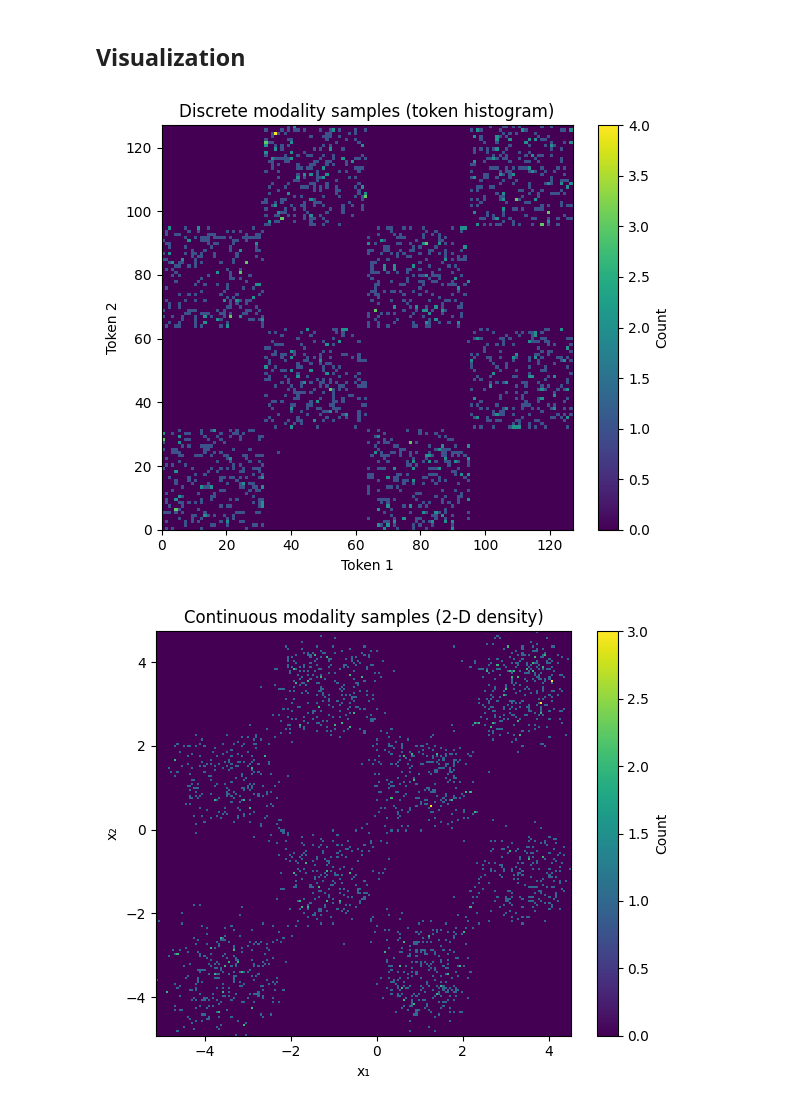
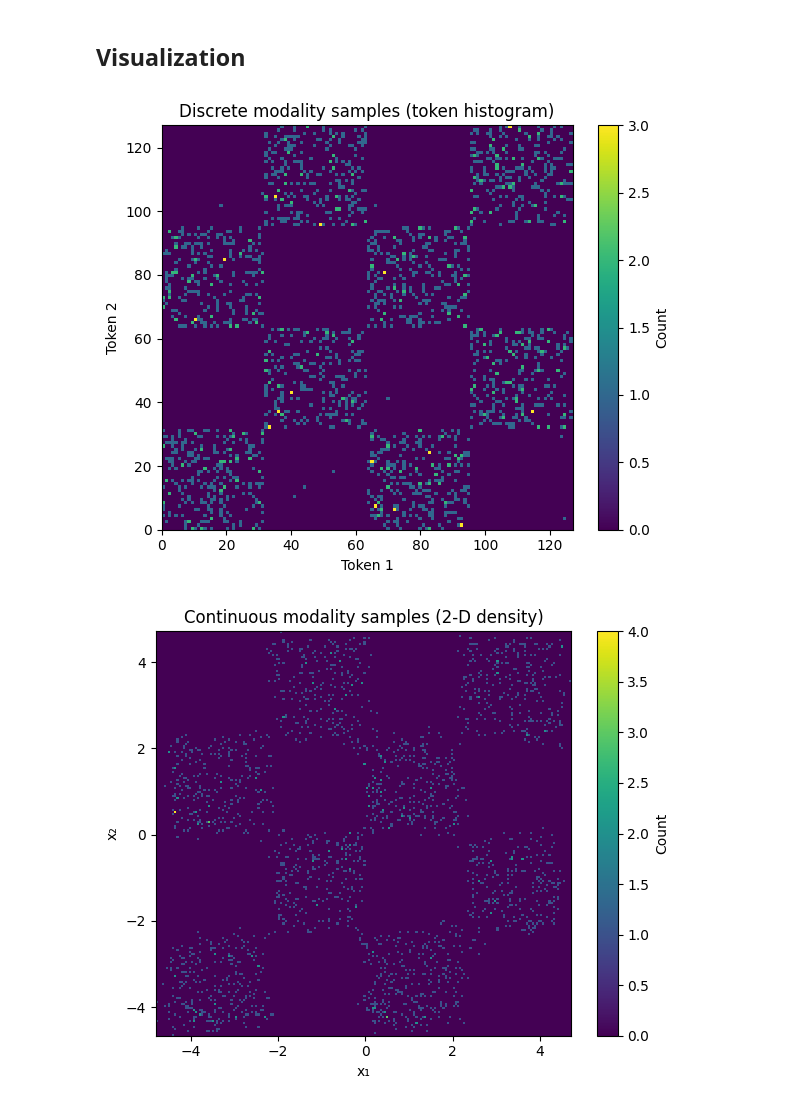
Before and after one commit to facebookresearch/flow_matching, a Jupyter notebook: examples/2d_multimodal_flow_matching.ipynb, the cells around one changed output. Drawn from its saved outputs; the diff is of its cells as text; code cells hidden in the pictures.

Commit message:
Finish updating example for multimodal model

```diff
--- a/examples/2d_multimodal_flow_matching.ipynb
+++ b/examples/2d_multimodal_flow_matching.ipynb
@@ -283,7 +318,7 @@ modalities = {
 # %% [markdown]
 ## Instantiate the multimodal Flow model
 # %%
-flow = Flow(modalities=modalities)
+flow = Flow(model=model, modalities=modalities)
 
 # Optimizer (optimises both modality models)
 optimizer = torch.optim.Adam(flow.parameters(), lr=1e-3)
@@ -291,8 +326,8 @@ optimizer = torch.optim.Adam(flow.parameters(), lr=1e-3)
 ## Training loop
 # %%
 lr = 1e-3
-batch_size = 1024 # adjust as needed to fit in memory
-iterations = 12001
+batch_size = 2048
+iterations = 30001
 print_every = 3000
 epsilon = 1e-3
 
@@ -324,14 +359,14 @@ for i in range(iterations):
     disc_path_sample = discrete_path.sample(t=t, x_0=x0_disc, x_1=x1_disc)
     cont_path_sample = continuous_path.sample(t=t, x_0=x0_cont, x_1=x1_cont)
 
-    # ---- Build the inputs dict expected by Flow.training_loss -----------
-    inputs = {
-        "discrete": (x1_disc, disc_path_sample.x_t, None),  # dx_t is None for discrete
-        "continuous": (x1_cont, cont_path_sample.x_t, cont_path_sample.dx_t),
-    }
+    # ---- Build the inputs expected by Flow.training_loss -----------
+    x_1 = [x1_disc, x1_cont]
+    x_t = [disc_path_sample.x_t, cont_path_sample.x_t]
+    dx_t = [None, cont_path_sample.dx_t]  # NOTE: dx_t is None for discrete
+    ts = [t] * 2  # NOTE: For now, both modalities share the same time
 
     # ---- Compute total loss and back‑propagate -------------------------
-    loss = flow.training_loss(inputs=inputs, t=t)
+    loss, _ = flow.training_loss(x_1=x_1, x_t=x_t, dx_t=dx_t, t=ts)
     loss.backward()
     optimizer.step()
 
@@ -350,13 +391,20 @@ for i in range(iterations):
 # %% [markdown]
 ## Sampling from the trained multimodal model
 # %%
+x_init = [
+    torch.randint_like(
+        x1_disc, high=vocab_size
+    ),  # discrete initial state (uniform categorical)
+    torch.randn_like(x1_cont),  # continuous initial state (Gaussian noise)
+]
+
 flow.eval()  # switch to eval mode for sampling
-samples = flow.sample(batch_size=2_000, device=device, steps=1000)
+samples = flow.sample(x_init=x_init, device=device, steps=1000)
 # %% [markdown]
 ## Visualization
 # %%
 # ---- Discrete modality -------------------------------------------------
-discrete_samples = samples["discrete"].cpu().numpy()  # shape (N, 2) integer tokens
+discrete_samples = samples[0].cpu().numpy()  # shape (N, 2) integer tokens
 vocab = vocab_size
 
 # Plot a 2‑D histogram of the discrete samples
@@ -364,33 +412,33 @@ plt.figure(figsize=(6, 5))
 plt.hist2d(
     discrete_samples[:, 0],
     discrete_samples[:, 1],
     bins=vocab,
     cmap="viridis",
 )
 plt.title("Discrete modality samples (token histogram)")
 plt.xlabel("Token 1")
 plt.ylabel("Token 2")
 plt.colorbar(label="Count")
 plt.tight_layout()
 plt.show()
 
 # ---- Continuous modality -----------------------------------------------
-continuous_samples = samples["continuous"].cpu().numpy()  # shape (N, 2)
+continuous_samples = samples[1].cpu().numpy()  # shape (N, 2)
 
 # Plot a 2‑D histogram of the continuous samples
 plt.figure(figsize=(6, 5))
 plt.hist2d(
     continuous_samples[:, 0],
     continuous_samples[:, 1],
     bins=200,
     cmap="viridis",
 )
 plt.title("Continuous modality samples (2-D density)")
 plt.xlabel("x₁")
 plt.ylabel("x₂")
 plt.colorbar(label="Count")
 plt.tight_layout()
 plt.show()
 # %% [output]
-[figure, old version]
+[figure, new version]
-[figure, old version]
+[figure, new version]
```
Also changed, not shown: parts of 9 cells of this notebook, 3 other files.
